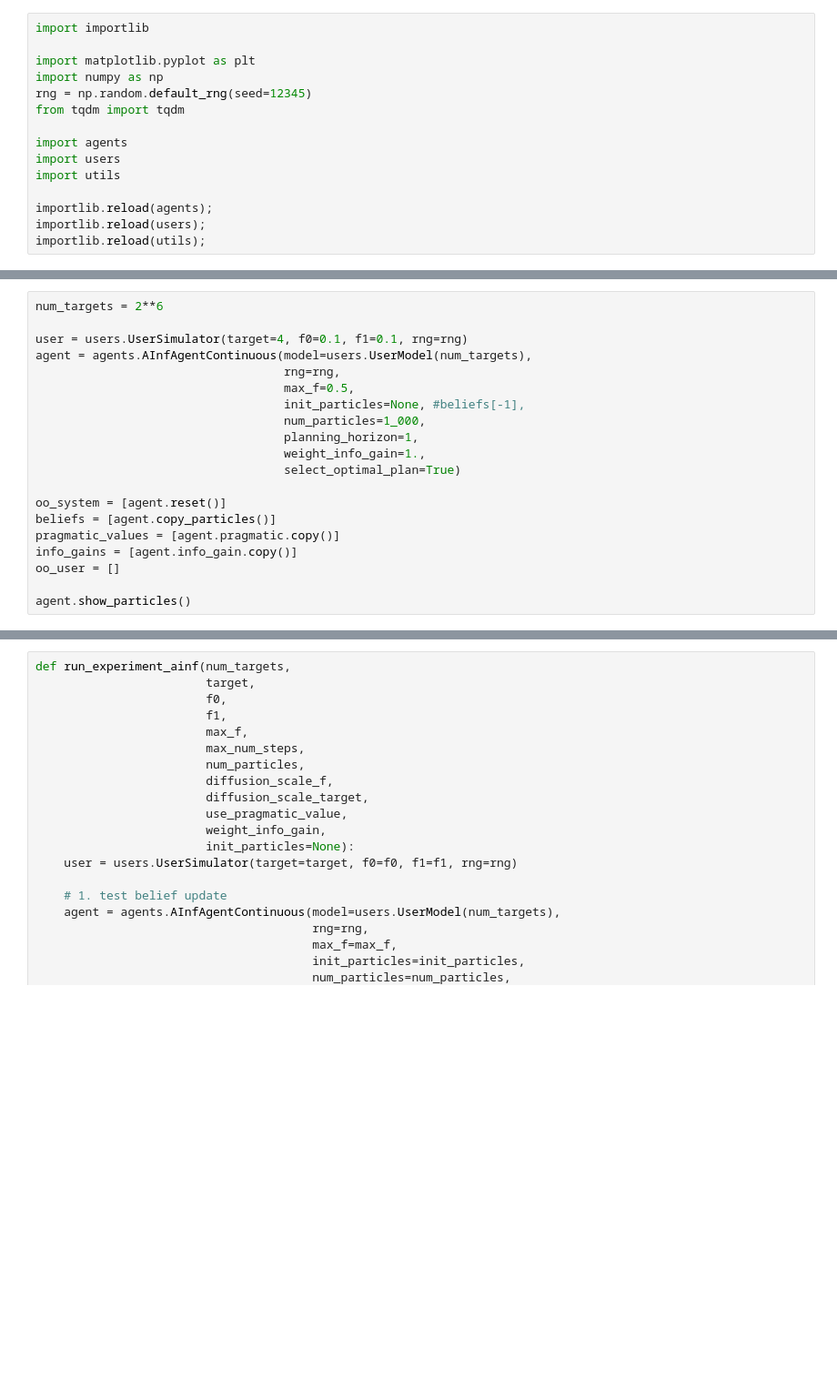
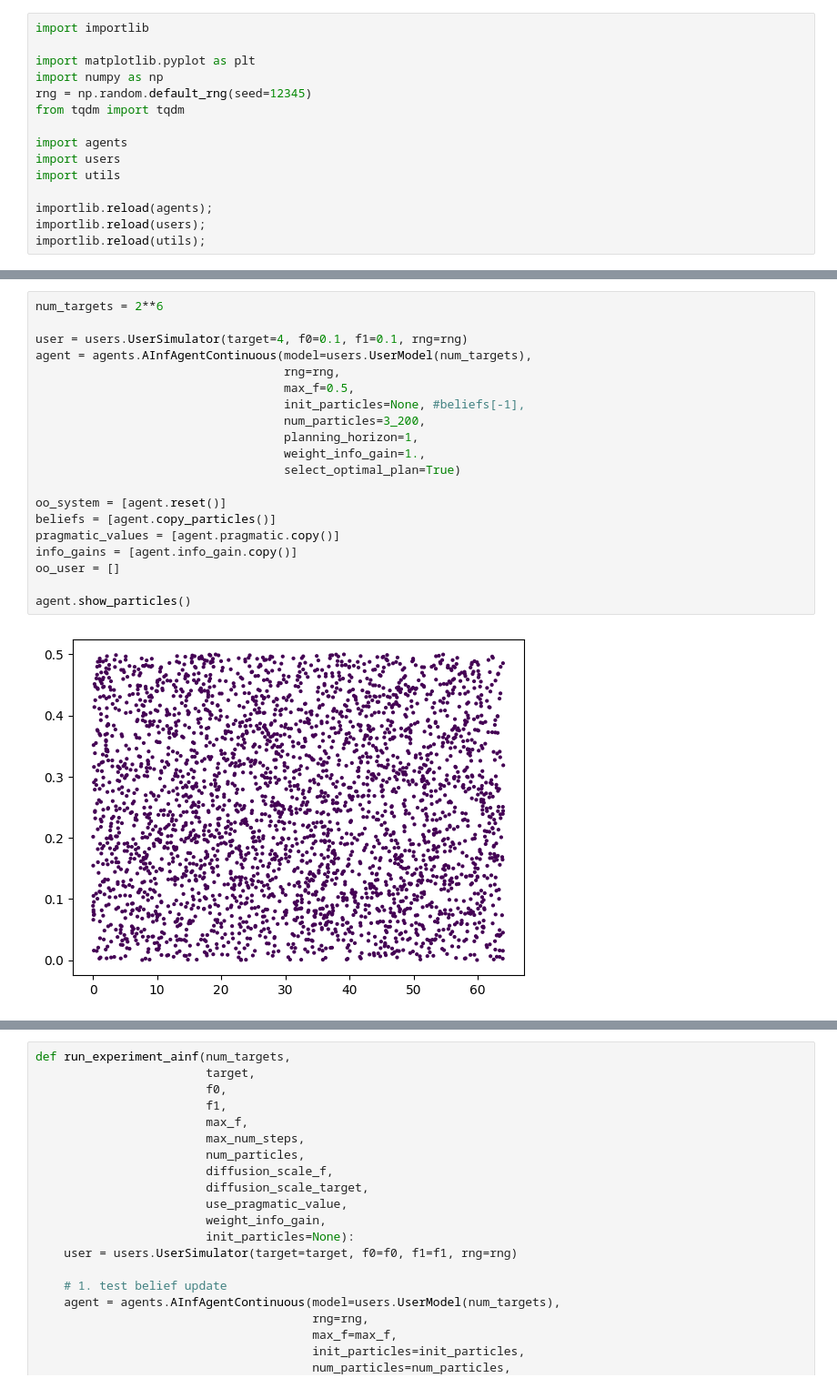
Before and after one commit to drsstein/iwai2024, a Jupyter notebook: code/ainf_experiment.ipynb, the cells around one changed output, grey strips where cells are left out. Shown at 91% size. Saved outputs shown, nothing was run; the diff lists cells and outputs as text; blank space fills up the shorter version.

```diff
--- a/code/ainf_experiment.ipynb
+++ b/code/ainf_experiment.ipynb
@@ -39,23 +27,25 @@ class UserModel():
 # %%
 num_targets = 2**6
 
 user = users.UserSimulator(target=4, f0=0.1, f1=0.1, rng=rng)
 agent = agents.AInfAgentContinuous(model=users.UserModel(num_targets),
                                    rng=rng,
                                    max_f=0.5,
                                    init_particles=None, #beliefs[-1],
-                                   num_particles=1_000,
+                                   num_particles=3_200,
                                    planning_horizon=1,
                                    weight_info_gain=1.,
                                    select_optimal_plan=True)
 
 oo_system = [agent.reset()]
 beliefs = [agent.copy_particles()]
 pragmatic_values = [agent.pragmatic.copy()]
 info_gains = [agent.info_gain.copy()]
 oo_user = []
 
 agent.show_particles()
+# %% [output]
+[figure, added]
 # %%
 oo_user.append(user.step(oo_system[-1]))
 oo_system.append(agent.step(oo_user[-1]))
```
Also changed, not shown: parts of 12 cells of this notebook, 3 other files.
